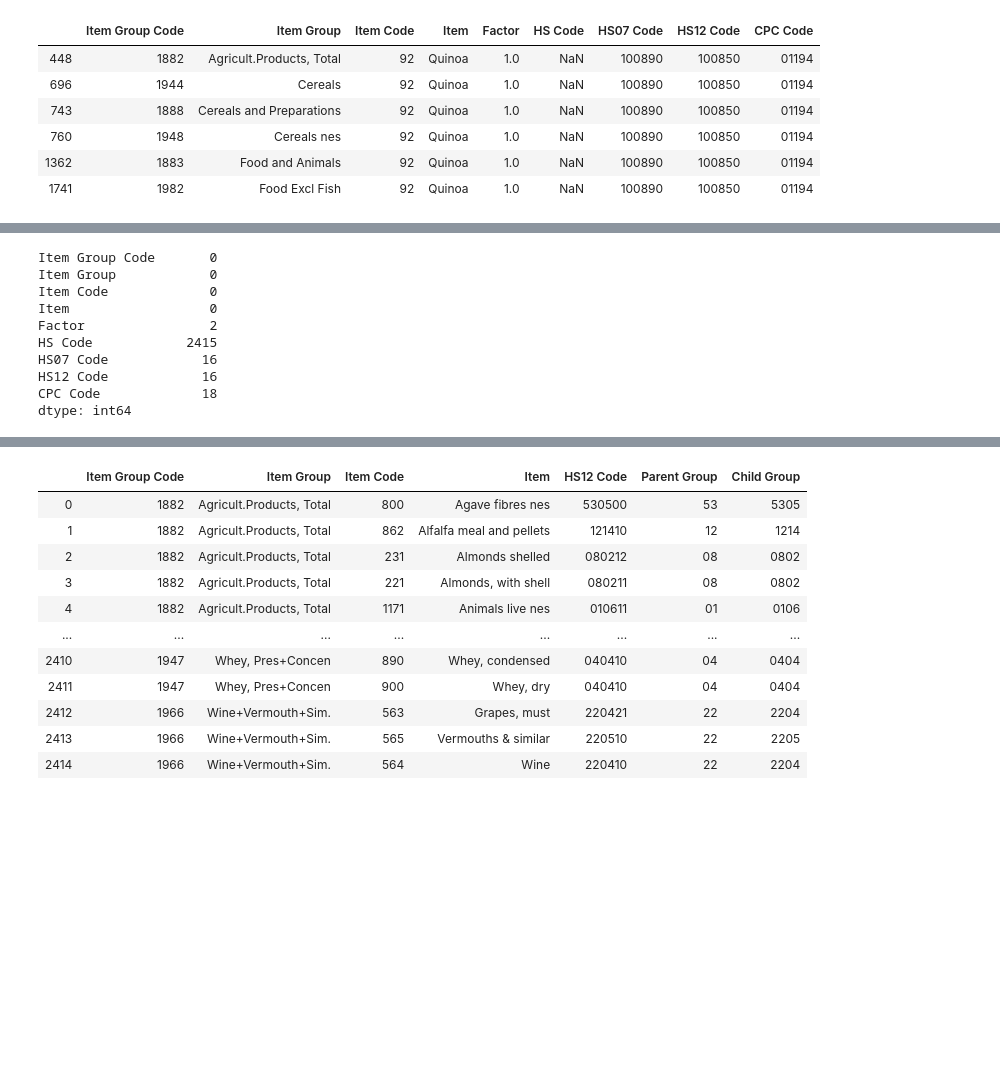
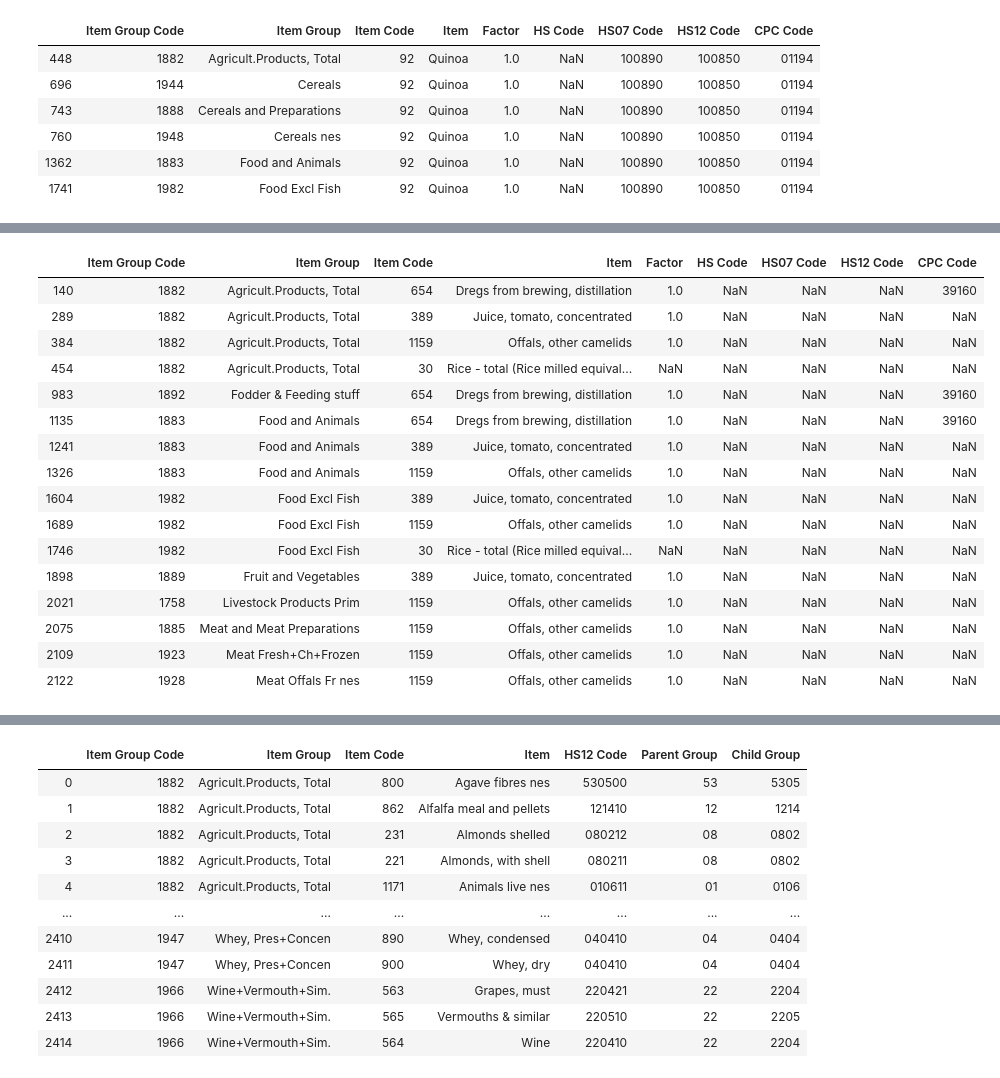
Before and after one commit to dsalathe/jurassic-spark, a Jupyter notebook: Nils.ipynb, the cells around one changed output, grey strips where cells are left out. Saved outputs shown, nothing was run; the diff lists cells and outputs as text; code cells hidden in the pictures; blank space fills up the shorter version.

```diff
--- a/Nils.ipynb
+++ b/Nils.ipynb
@@ -570,13 +576,20 @@ df_HS12[df_HS12.Code=='02']
 # %%
-df_group_crops.isnull().sum()
+df_group_crops[df_group_crops['HS12 Code'].isnull()]
 # %% [output]
-Item Group Code       0
-Item Group            0
-Item Code             0
-Item                  0
-Factor                2
-HS Code            2415
-HS07 Code            16
-HS12 Code            16
-CPC Code             18
-dtype: int64
+|  | Item Group Code | Item Group | Item Code | Item | Factor | HS Code | HS07 Code | HS12 Code | CPC Code |
+| 140 | 1882 | Agricult.Products, Total | 654 | Dregs from brewing, distillation | 1.0 | NaN | NaN | NaN | 39160 |
+| 289 | 1882 | Agricult.Products, Total | 389 | Juice, tomato, concentrated | 1.0 | NaN | NaN | NaN | NaN |
+| 384 | 1882 | Agricult.Products, Total | 1159 | Offals, other camelids | 1.0 | NaN | NaN | NaN | NaN |
+| 454 | 1882 | Agricult.Products, Total | 30 | Rice - total (Rice milled equival... | NaN | NaN | NaN | NaN | NaN |
+| 983 | 1892 | Fodder & Feeding stuff | 654 | Dregs from brewing, distillation | 1.0 | NaN | NaN | NaN | 39160 |
+| 1135 | 1883 | Food and Animals | 654 | Dregs from brewing, distillation | 1.0 | NaN | NaN | NaN | 39160 |
+| 1241 | 1883 | Food and Animals | 389 | Juice, tomato, concentrated | 1.0 | NaN | NaN | NaN | NaN |
+| 1326 | 1883 | Food and Animals | 1159 | Offals, other camelids | 1.0 | NaN | NaN | NaN | NaN |
+| 1604 | 1982 | Food Excl Fish | 389 | Juice, tomato, concentrated | 1.0 | NaN | NaN | NaN | NaN |
+| 1689 | 1982 | Food Excl Fish | 1159 | Offals, other camelids | 1.0 | NaN | NaN | NaN | NaN |
+| 1746 | 1982 | Food Excl Fish | 30 | Rice - total (Rice milled equival... | NaN | NaN | NaN | NaN | NaN |
+| 1898 | 1889 | Fruit and Vegetables | 389 | Juice, tomato, concentrated | 1.0 | NaN | NaN | NaN | NaN |
+| 2021 | 1758 | Livestock Products Prim | 1159 | Offals, other camelids | 1.0 | NaN | NaN | NaN | NaN |
+| 2075 | 1885 | Meat and Meat Preparations | 1159 | Offals, other camelids | 1.0 | NaN | NaN | NaN | NaN |
+| 2109 | 1923 | Meat Fresh+Ch+Frozen | 1159 | Offals, other camelids | 1.0 | NaN | NaN | NaN | NaN |
+| 2122 | 1928 | Meat Offals Fr nes | 1159 | Offals, other camelids | 1.0 | NaN | NaN | NaN | NaN |
```
Also changed, not shown: parts of 33 cells of this notebook.
